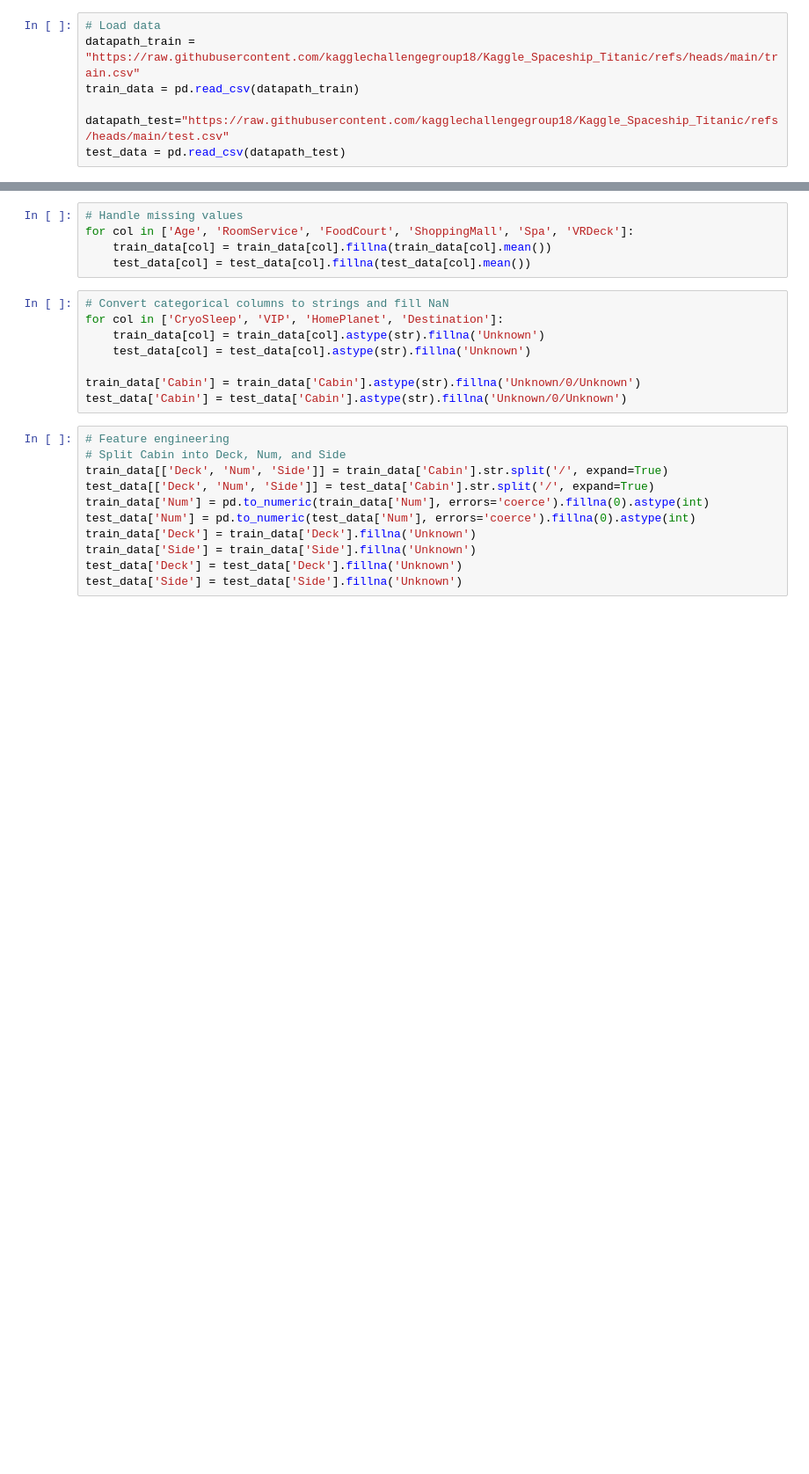
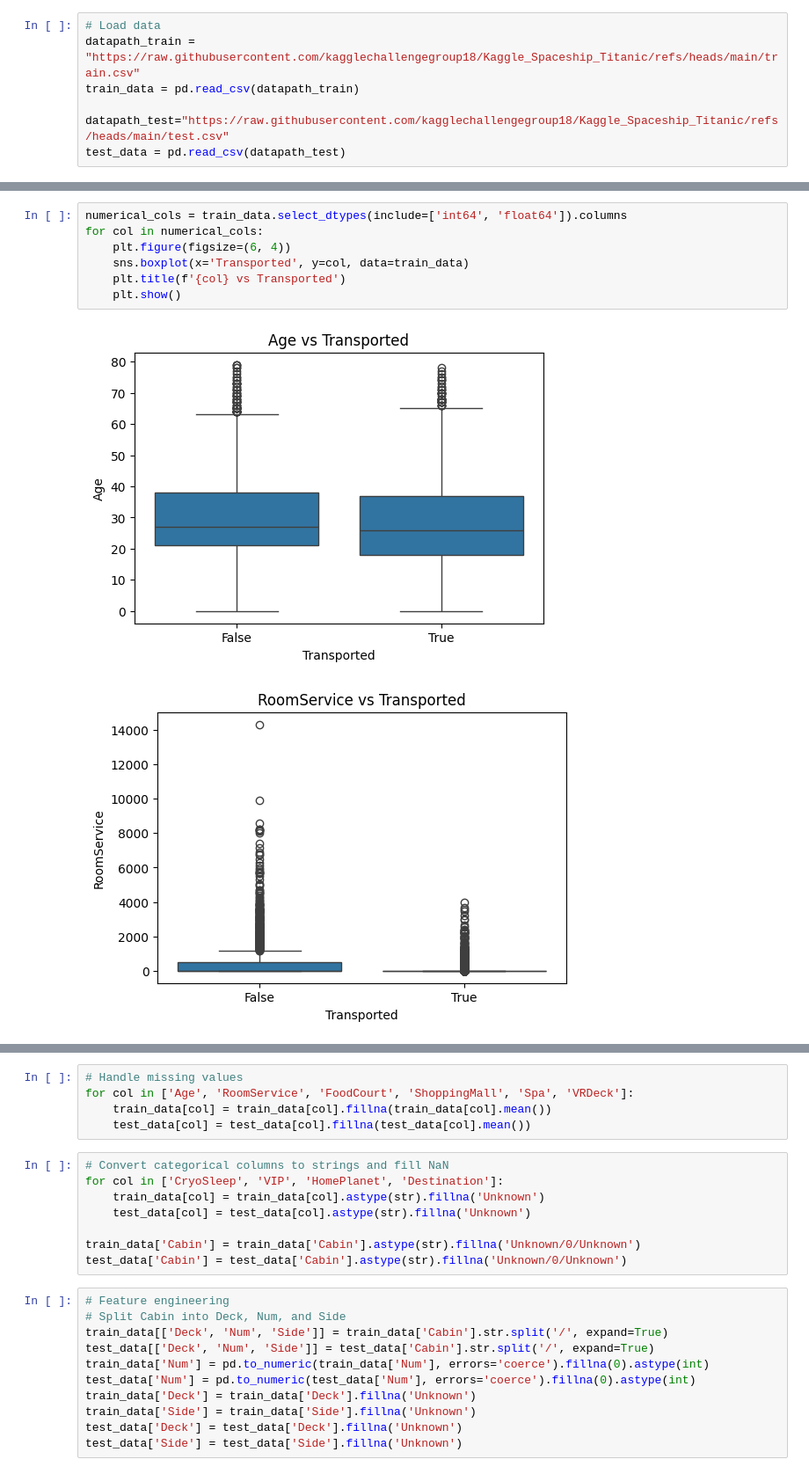
Before and after one commit to kagglechallengegroup18/Kaggle_Spaceship_Titanic, a Jupyter notebook: CATBoost.ipynb, the cells around one changed output, grey strips where cells are left out. Shown at 88% size. Cells and saved outputs as stored; diff of their text form; blank space fills up the shorter version.

```diff
--- a/CATBoost.ipynb
+++ b/CATBoost.ipynb
@@ -63,0 +111,10 @@ test_data = pd.read_csv(datapath_test)
+# %%
+numerical_cols = train_data.select_dtypes(include=['int64', 'float64']).columns
+for col in numerical_cols:
+    plt.figure(figsize=(6, 4))
+    sns.boxplot(x='Transported', y=col, data=train_data)
+    plt.title(f'{col} vs Transported')
+    plt.show()
+# %% [output]
+[figure, added]
+[figure, added]
```
Also changed, not shown: parts of 24 cells of this notebook.
